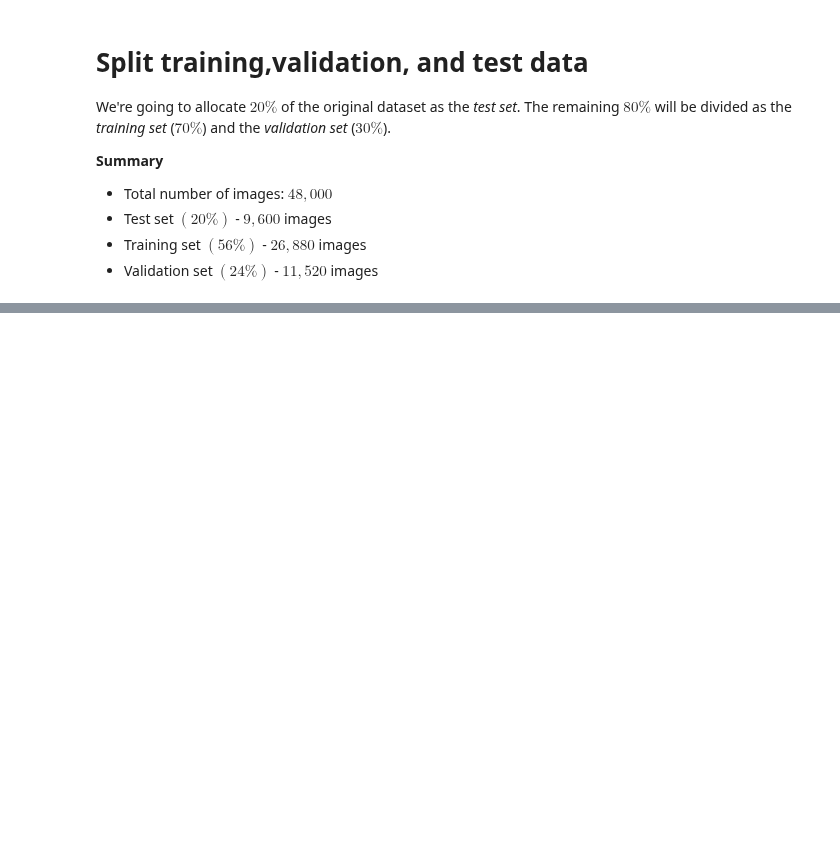
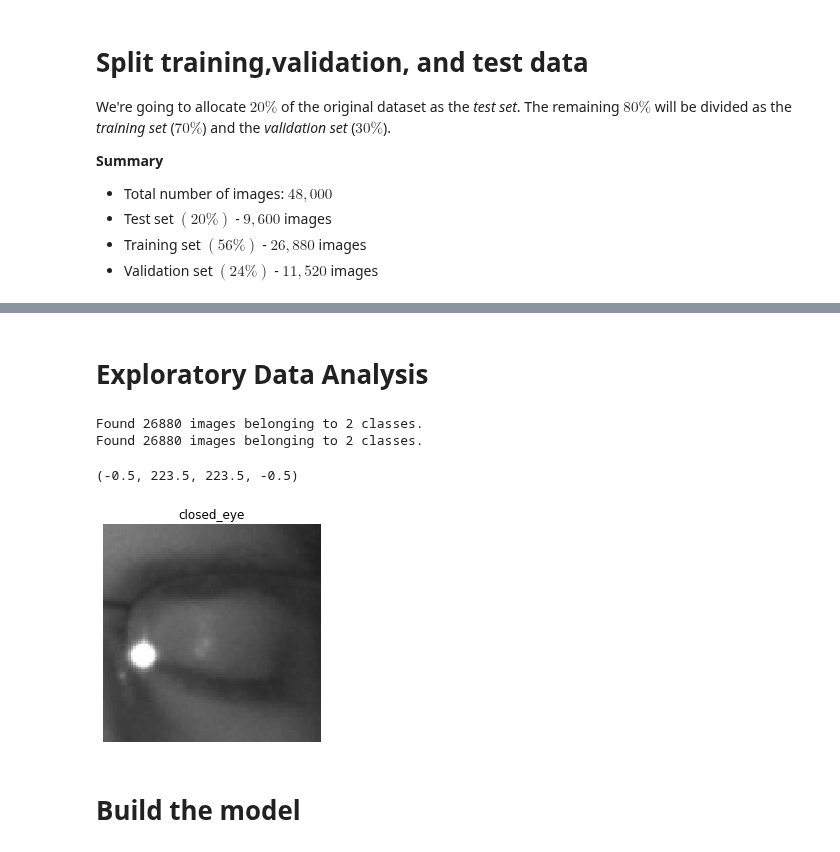
Before and after one commit to poolGolez/project-roosevelt, a Jupyter notebook: close-open-close-open.ipynb, the cells around one changed output, grey strips where cells are left out. Drawn from its saved outputs; the diff is of its cells as text; code cells hidden in the pictures; blank space fills up the shorter version.

```diff
--- a/close-open-close-open.ipynb
+++ b/close-open-close-open.ipynb
@@ -139,0 +126,32 @@ split_dataset(INPUT_DIR, "closed_eye")
+# %% [markdown]
+# Exploratory Data Analysis
+# %%
+CLASSES = ["closed_eye", "open_eye"]
+IMG_TARGET_SIZE = (224, 224)
+
+TRAIN_DIR = "/kaggle/working/train"
+train_img_gen = ImageDataGenerator(rescale=1./255)
+train_data = train_img_gen.flow_from_directory(TRAIN_DIR,
+                                               target_size=IMG_TARGET_SIZE,
+                                               batch_size=32,
+                                               classes=CLASSES,
+                                               class_mode="binary")
+
+VALID_DIR = "/kaggle/working/train"
+valid_img_gen = ImageDataGenerator(rescale=1./255)
+valid_data = valid_img_gen.flow_from_directory(VALID_DIR,
+                                               target_size=IMG_TARGET_SIZE,
+                                               batch_size=32,
+                                               classes=CLASSES,
+                                               class_mode="binary")
+
+plt.title(CLASSES[int(train_data[0][1][0])])
+plt.imshow(train_data[0][0][0])
+plt.axis("off")
+# %% [output]
+Found 26880 images belonging to 2 classes.
+Found 26880 images belonging to 2 classes.
+(-0.5, 223.5, 223.5, -0.5)
+[figure, added]
+# %% [markdown]
+# Build the model
```
Also changed, not shown: parts of 6 cells of this notebook.
